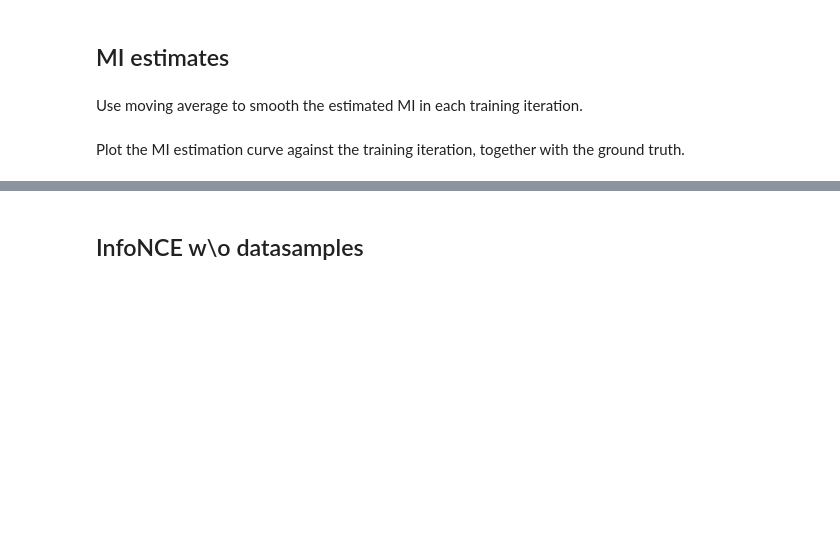
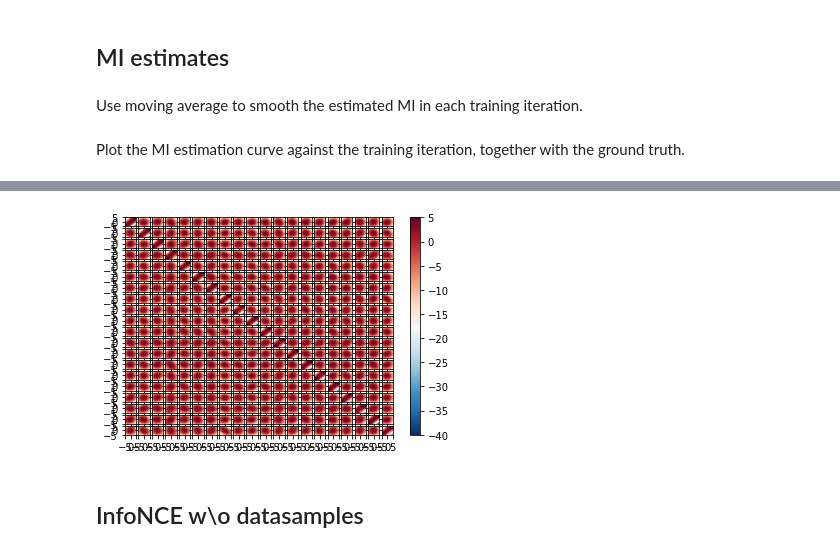
Before and after one commit to wangxuuu/Smoothed-InfoNCE, a Jupyter notebook: infonce.ipynb, the cells around one changed output, grey strips where cells are left out. Drawn from its saved outputs; the diff is of its cells as text; code cells hidden in the pictures; blank space fills up the shorter version.

```diff
--- a/infonce.ipynb
+++ b/infonce.ipynb
@@ -250,3 +231,48 @@ plt.legend()
+# %%
+def plot_subfigure(net, X, Y, dimX, dimY, x0=None, y0=None, xmin=-5, xmax=5, ymin=-5, ymax=5, xgrids=50, ygrids=50, ax=None, show_details=True):
+    """
+    The inputs should be X and Y, which are the coordinates of the points.
+
+    net should be a neural network with Tensor inputs.
+    """
+
+    if  x0 == None:
+        x0 = np.zeros((1, X.shape[1]))
+    if y0 == None:
+        y0 = np.zeros((1, Y.shape[1]))
+
+    x, y = np.mgrid[xmin:xmax:xgrids * 1j, ymin:ymax:ygrids * 1j]
+    with torch.no_grad():
+        z = (net(
+            torch.cat((torch.Tensor((np.arange(X.shape[-1]) == dimX).reshape(1, -1) *
+                    x.reshape(-1, 1) + x0).to(DEVICE),
+            torch.Tensor((np.arange(X.shape[-1]) == dimY).reshape(1, -1) *
+                    y.reshape(-1, 1) + y0).to(DEVICE),
+        ),dim=-1)).reshape(x.shape).cpu())
+    if ax is None:
+        ax = plt.gca()
+
+    im = ax.pcolormesh(x, y, z, vmin=-40, vmax=5, cmap="RdBu_r", shading="auto")
+    # ax.figure.colorbar(im)
+    if show_details:
+        ax.figure.colorbar(im)
+        ax.set(xlabel="$x^{{({0})}}-x_0^{{({0})}}$",
+                ylabel="$x^{{({0})}}-x_0^{{({0})}}$",
+                title=r"Heatmap of $t(x,y)$")
+    return im
+
+def plot_fig(net, X, Y, d=6):
+    f, axs = plt.subplots(nrows=d,ncols=d,sharex=True, sharey=True)
+    for i in range(d):
+        for j in range(d):
+            im = plot_subfigure(net, X, Y, dimX=i, dimY=j, x0=None, y0=None, xmin=-5, xmax=5, ymin=-5, ymax=5, xgrids=50, ygrids=50, ax=axs[i, j], show_details=False)
+    f.colorbar(im, ax=axs.ravel().tolist())
+    return f
+# %%
+heatmap = plot_fig(discriminator, X, Y, d=6)
+# plt.savefig(f'./results/heatmap_InfoNCE_dim{opt.d}_reg{opt.reg}.pdf')
+# %% [output]
+[figure, added]
 # %% [markdown]
 ## InfoNCE w\o datasamples
 # %%
```
Also changed, not shown: parts of 17 cells of this notebook, 16 other files.
